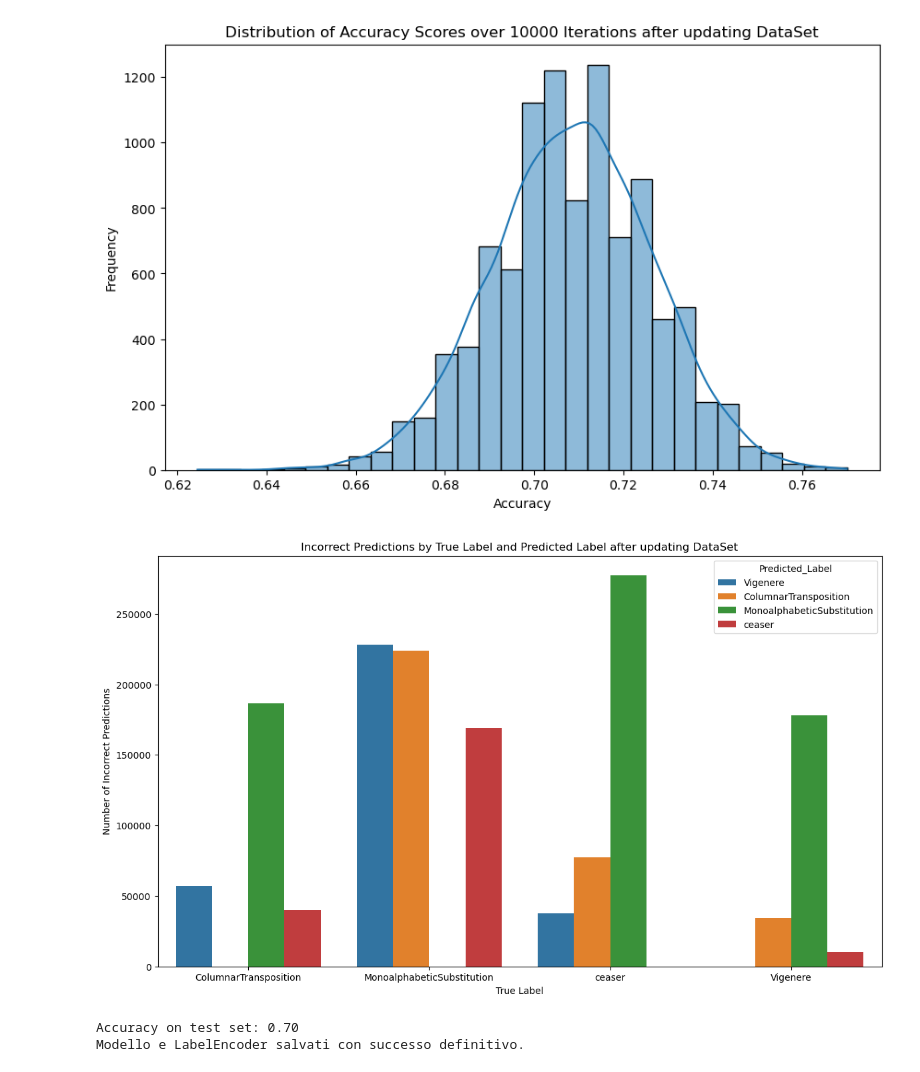
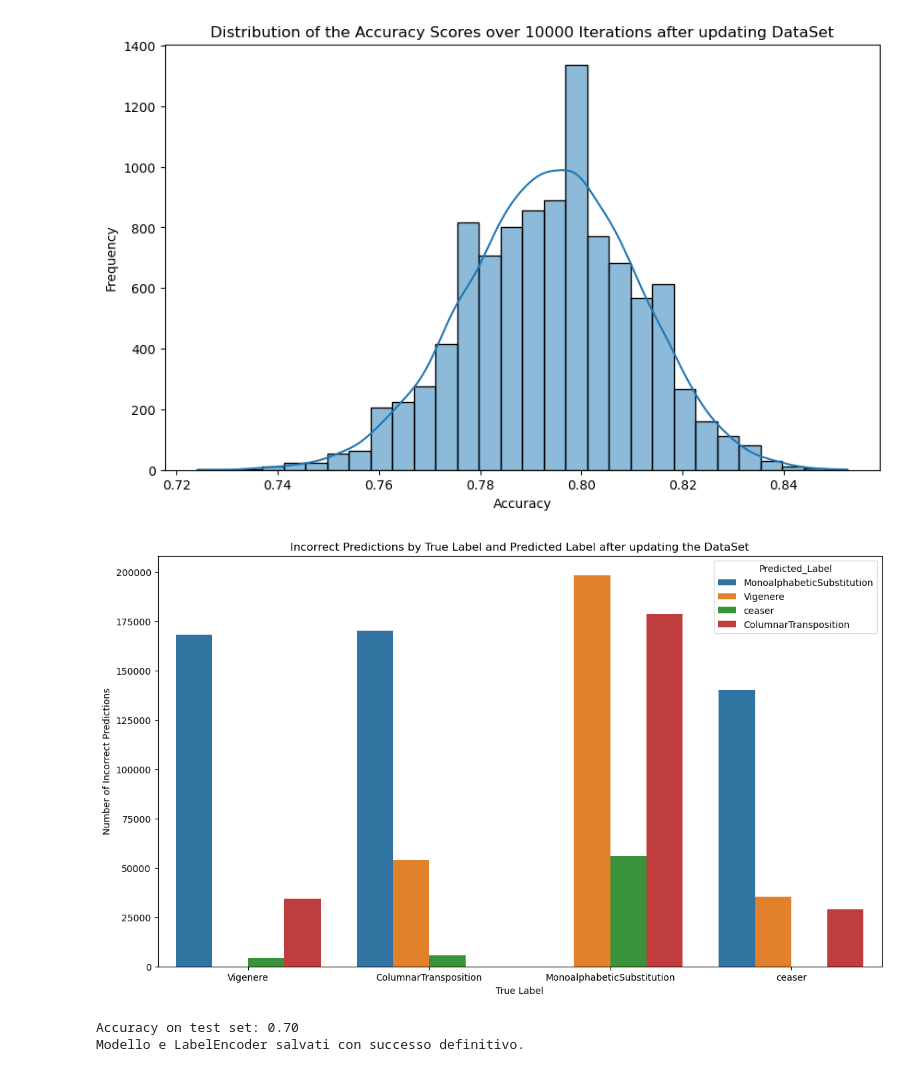
Before and after one commit to pacifi5/D-Agapeyef-FIA, a Jupyter notebook: TestGraph.ipynb, the cells around one changed output. Cells and saved outputs as stored; diff of their text form; code cells hidden in the pictures.

```diff
--- a/TestGraph.ipynb
+++ b/TestGraph.ipynb
@@ -10,7 +10,7 @@ from sklearn.ensemble import RandomForestClassifier
 import seaborn as sns
 
 # Load dataset
-df = pd.read_csv("Jupyter Notebooks/DataSets/NewDataset4.csv")
+df = pd.read_csv("Jupyter Notebooks/DataSets/output_dataset_colonne_divise.csv")
 
 # Separate features and target
 X = df.drop(columns=['Cipher'])
@@ -49,12 +49,12 @@ accuracy_scores = np.array(accuracy_scores)
 # Plot the distribution of accuracy scores
 plt.figure(figsize=(10, 6))
 sns.histplot(accuracy_scores, bins=30, kde=True)
-plt.title('Distribution of Accuracy Scores over 10000 Iterations after updating DataSet')
+plt.title('Distribution of the Accuracy Scores over 10000 Iterations after updating DataSet')
 plt.xlabel('Accuracy')
 plt.ylabel('Frequency')
 plt.show()
 # %% [output]
-[figure, old version]
+[figure, new version]
 # %%
 
 import pandas as pd
@@ -69,7 +69,7 @@ import seaborn as sns
 from collections import Counter
 
 # Load dataset
-df = pd.read_csv("Jupyter Notebooks/DataSets/NewDataset4.csv")
+df = pd.read_csv("Jupyter Notebooks/DataSets/output_dataset_colonne_divise.csv")
 
 # Separate features and target
 X = df.drop(columns=['Cipher'])
@@ -88,35 +88,35 @@ incorrect_predictions = Counter()
 
 # Run the model 1000 times
 for i in range(10000):
     # Split the data into training and test sets
     X_train, X_test, y_train, y_test = train_test_split(X, y, test_size=0.25)
 
     # Initialize and train the model
     model = RandomForestClassifier(random_state=42)
     model.fit(X_train, y_train)
 
     # Make predictions on the test set
     predictions = model.predict(X_test)
 
     # Find incorrect predictions and update the counter
     for true_label, predicted_label in zip(y_test, predictions):
         if true_label != predicted_label:
             incorrect_predictions[(true_label, predicted_label)] += 1
 
 # Convert the Counter object to a DataFrame for easier plotting
 incorrect_df = pd.DataFrame(incorrect_predictions.items(), columns=['True_Predicted', 'Count'])
 incorrect_df['True_Label'] = incorrect_df['True_Predicted'].apply(lambda x: x[0])
 incorrect_df['Predicted_Label'] = incorrect_df['True_Predicted'].apply(lambda x: x[1])
 
 # Plot the incorrect predictions
 plt.figure(figsize=(14, 8))
 sns.barplot(data=incorrect_df, x='True_Label', y='Count', hue='Predicted_Label')
-plt.title('Incorrect Predictions by True Label and Predicted Label after updating DataSet')
+plt.title('Incorrect Predictions by True Label and Predicted Label after updating the DataSet')
 plt.xlabel('True Label')
 plt.ylabel('Number of Incorrect Predictions')
 plt.show()
 # %% [output]
-[figure, old version]
+[figure, new version]
 # %%
 # %% [output]
 Accuracy on test set: 0.70
```
Also changed, not shown: parts of 1 cell of this notebook, 9 other files.
